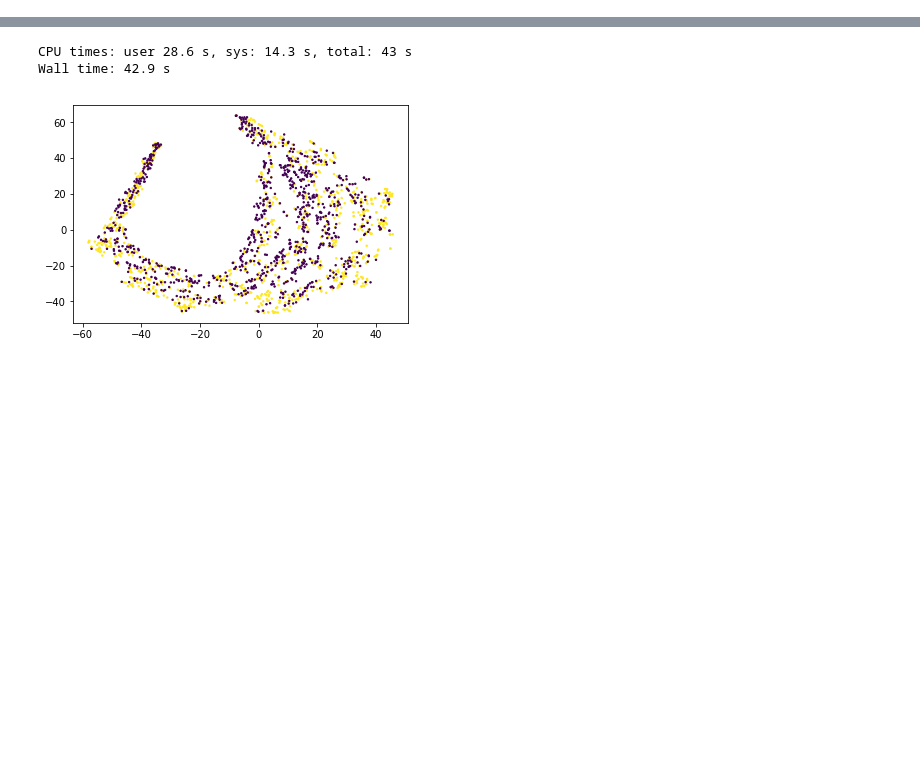
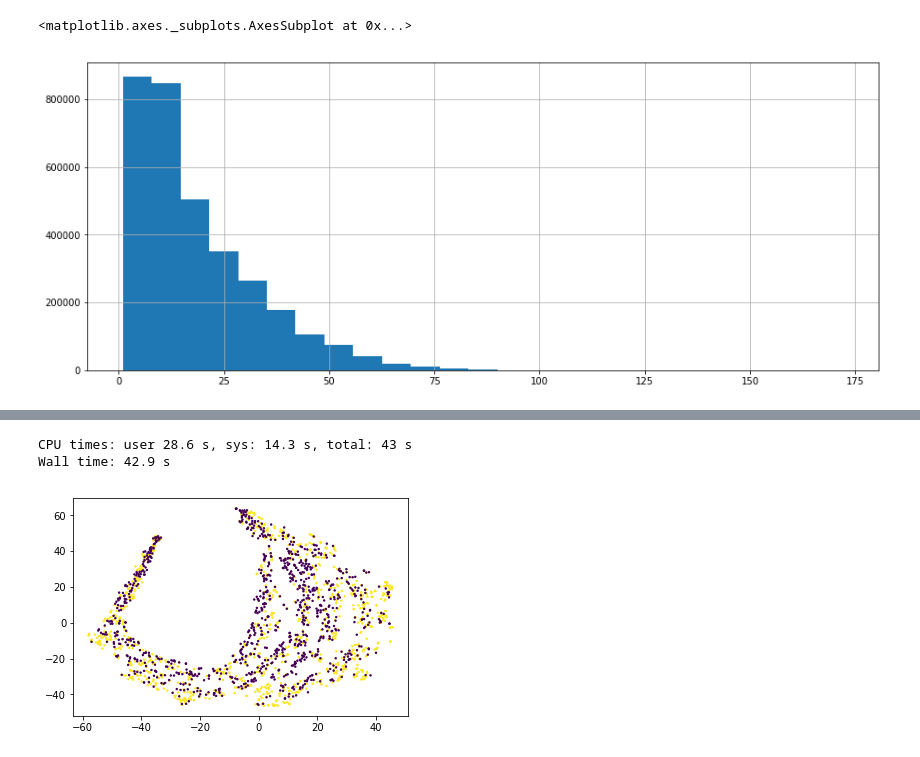
Before and after one commit to rkhass/Research, a Jupyter notebook: Catboost.ipynb, the cells around one changed output, grey strips where cells are left out. Cells and saved outputs as stored; diff of their text form; code cells hidden in the pictures; blank space fills up the shorter version.

```diff
--- a/Catboost.ipynb
+++ b/Catboost.ipynb
@@ -40 +95,9 @@ def read_dataset(train=True):
+# %%
+DATA = pd.read_pickle("../Data_original/All_Data.pkl")
+# %%
+plt.figure(figsize=(15,6))
+DATA.VISITS.hist(bins=25)
+# %% [output]
+<matplotlib.axes._subplots.AxesSubplot at 0x...>
+[figure, added]
 # %%
```
Also changed, not shown: parts of 17 cells of this notebook, 7 other files.
